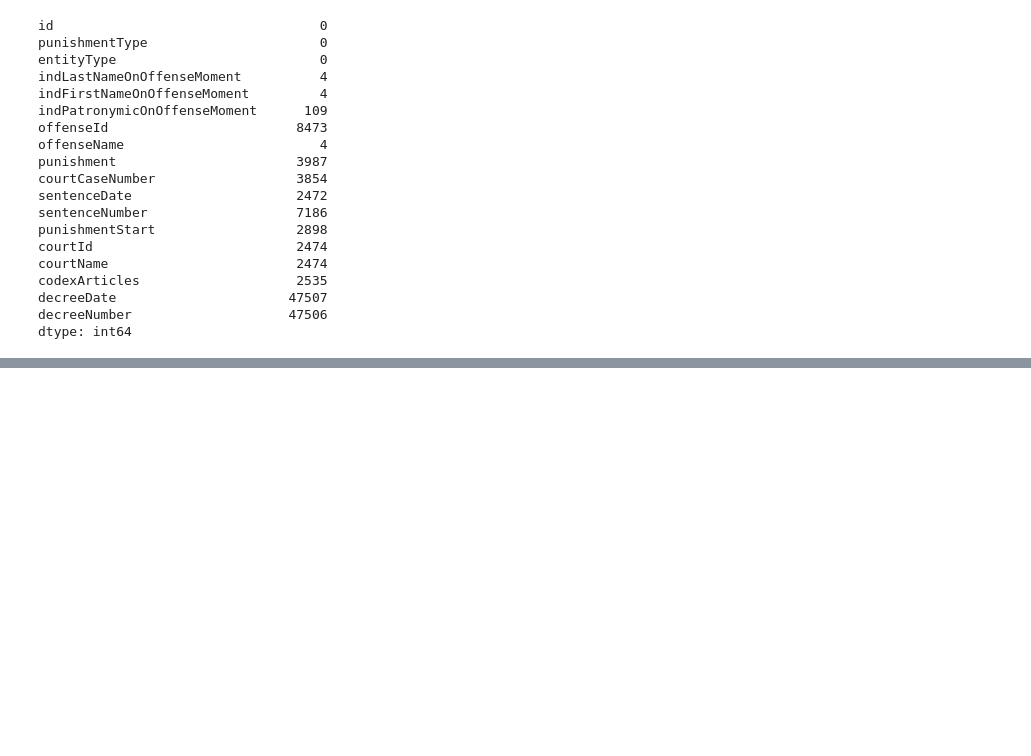
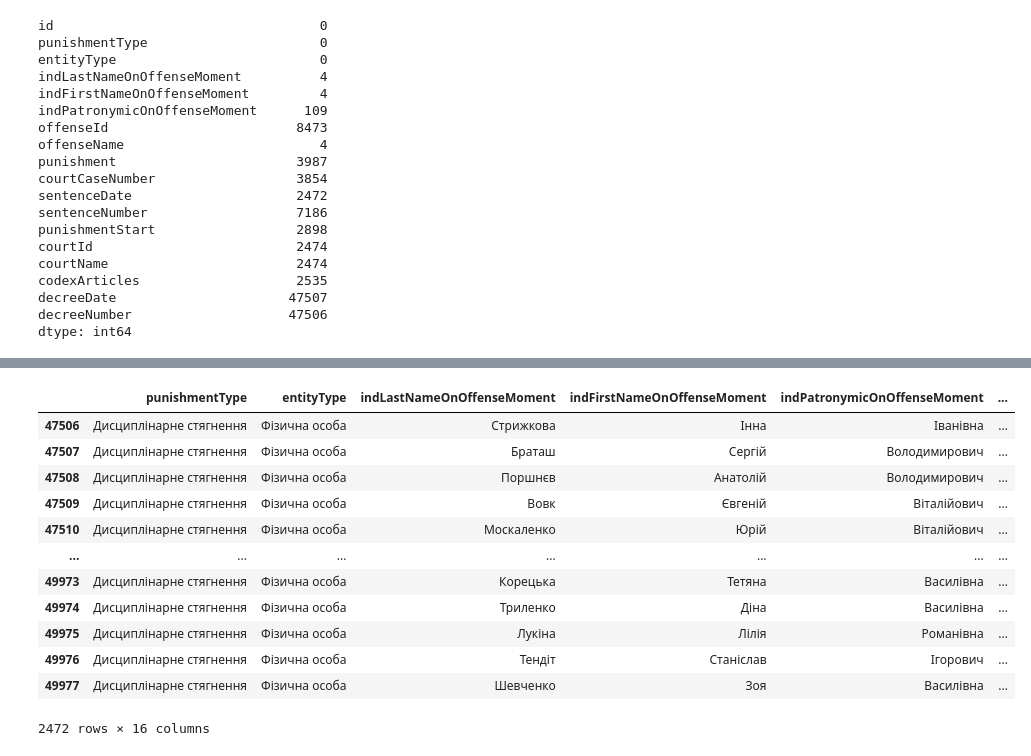
Before and after one commit to rublivsky/python_projects, a Jupyter notebook: main.ipynb, the cells around one changed output, grey strips where cells are left out. Cells and saved outputs as stored; diff of their text form; code cells hidden in the pictures; blank space fills up the shorter version.

```diff
--- a/main.ipynb
+++ b/main.ipynb
@@ -79,0 +102,17 @@ df.replace("-", "NaN", inplace=True)
+# %%
+df_filtered = df[df['punishmentType'] == "Дисциплінарне стягнення"]
+df_filtered
+# %% [output]
+|  | punishmentType | entityType | indLastNameOnOffenseMoment | indFirstNameOnOffenseMoment | indPatronymicOnOffenseMoment | ... |
+| 47506 | Дисциплінарне стягнення | Фізична особа | Стрижкова | Інна | Іванівна | ... |
+| 47507 | Дисциплінарне стягнення | Фізична особа | Браташ | Сергій | Володимирович | ... |
+| 47508 | Дисциплінарне стягнення | Фізична особа | Поршнєв | Анатолій | Володимирович | ... |
+| 47509 | Дисциплінарне стягнення | Фізична особа | Вовк | Євгеній | Віталійович | ... |
+| 47510 | Дисциплінарне стягнення | Фізична особа | Москаленко | Юрій | Віталійович | ... |
+| ... | ... | ... | ... | ... | ... | ... |
+| 49973 | Дисциплінарне стягнення | Фізична особа | Корецька | Тетяна | Василівна | ... |
+| 49974 | Дисциплінарне стягнення | Фізична особа | Триленко | Діна | Василівна | ... |
+| 49975 | Дисциплінарне стягнення | Фізична особа | Лукіна | Лілія | Романівна | ... |
+| 49976 | Дисциплінарне стягнення | Фізична особа | Тендіт | Станіслав | Ігорович | ... |
+| 49977 | Дисциплінарне стягнення | Фізична особа | Шевченко | Зоя | Василівна | ... |
+2472 rows × 16 columns
```
Also changed, not shown: parts of 7 cells of this notebook.
